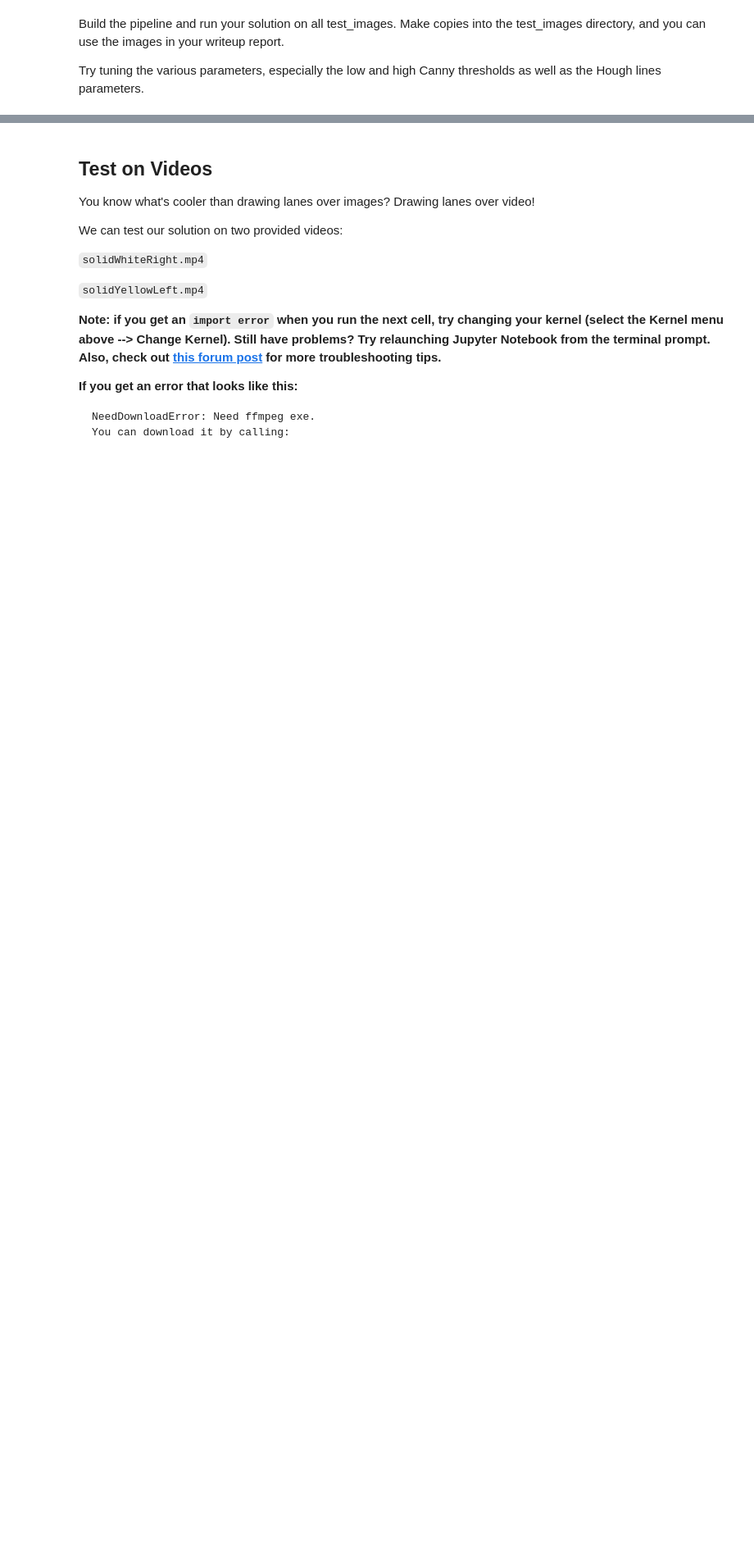
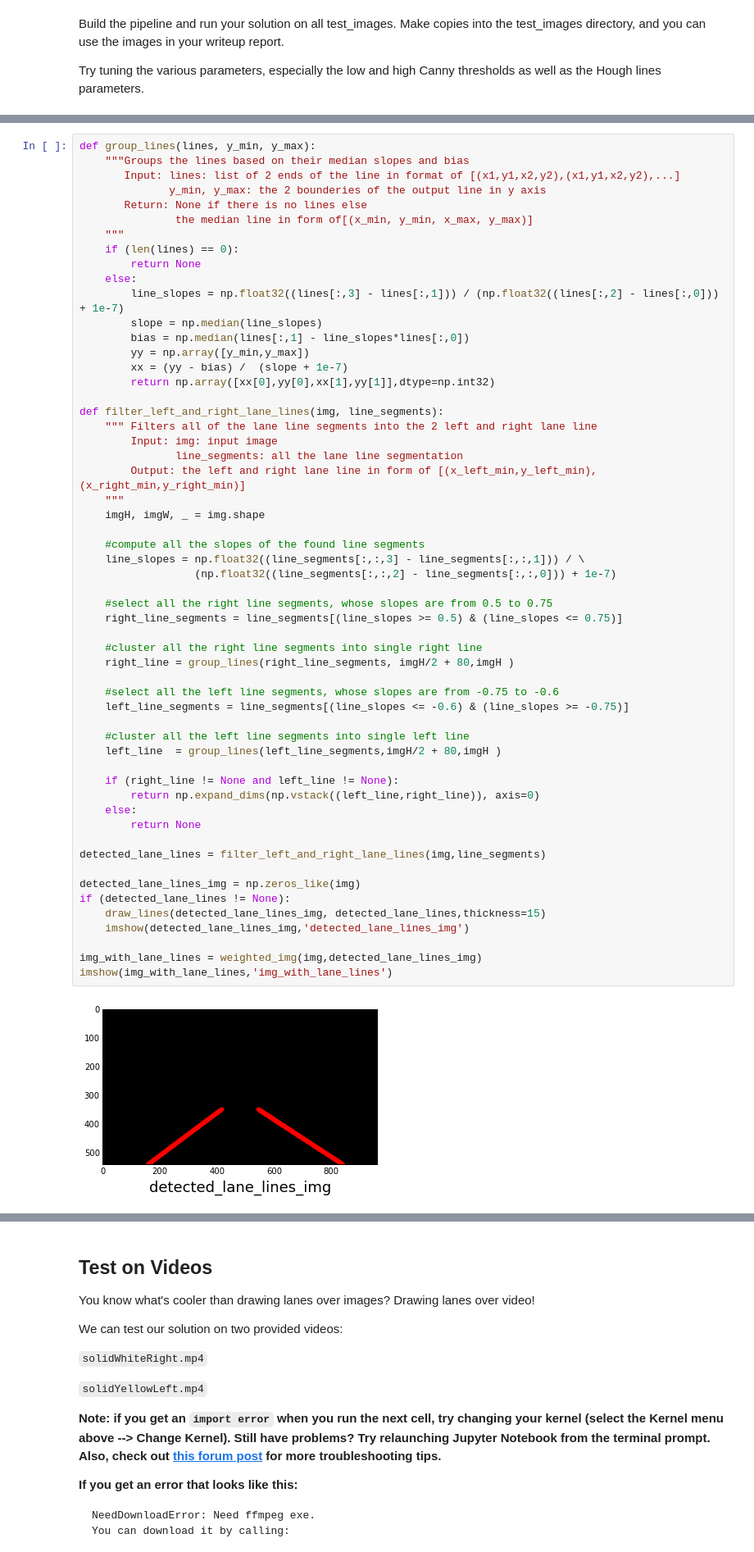
Before and after one commit to lochappy/CarND-LaneLines-P1, a Jupyter notebook: P1.ipynb, the cells around one changed output, grey strips where cells are left out. Shown at 82% size. Drawn from its saved outputs; the diff is of its cells as text; blank space fills up the shorter version.

```diff
--- a/P1.ipynb
+++ b/P1.ipynb
@@ -313,0 +282,58 @@ imshow(img_with_lane_lines,'img_with_lane_lines')
+# %%
+def group_lines(lines, y_min, y_max):
+    """Groups the lines based on their median slopes and bias
+       Input: lines: list of 2 ends of the line in format of [(x1,y1,x2,y2),(x1,y1,x2,y2),...]
+              y_min, y_max: the 2 bounderies of the output line in y axis
+       Return: None if there is no lines else
+               the median line in form of[(x_min, y_min, x_max, y_max)]
+    """
+    if (len(lines) == 0):
+        return None
+    else:
+        line_slopes = np.float32((lines[:,3] - lines[:,1])) / (np.float32((lines[:,2] - lines[:,0])) + 1e-7)
+        slope = np.median(line_slopes)
+        bias = np.median(lines[:,1] - line_slopes*lines[:,0])
+        yy = np.array([y_min,y_max])
+        xx = (yy - bias) /  (slope + 1e-7)
+        return np.array([xx[0],yy[0],xx[1],yy[1]],dtype=np.int32)
+
+def filter_left_and_right_lane_lines(img, line_segments):
+    """ Filters all of the lane line segments into the 2 left and right lane line
+        Input: img: input image
+               line_segments: all the lane line segmentation
+        Output: the left and right lane line in form of [(x_left_min,y_left_min),(x_right_min,y_right_min)]
+    """
+    imgH, imgW, _ = img.shape
+
+    #compute all the slopes of the found line segments
+    line_slopes = np.float32((line_segments[:,:,3] - line_segments[:,:,1])) / \
+                  (np.float32((line_segments[:,:,2] - line_segments[:,:,0])) + 1e-7)
+
+    #select all the right line segments, whose slopes are from 0.5 to 0.75
+    right_line_segments = line_segments[(line_slopes >= 0.5) & (line_slopes <= 0.75)]
+
+    #cluster all the right line segments into single right line
+    right_line = group_lines(right_line_segments, imgH/2 + 80,imgH )
+
+    #select all the left line segments, whose slopes are from -0.75 to -0.6
+    left_line_segments = line_segments[(line_slopes <= -0.6) & (line_slopes >= -0.75)]
+
+    #cluster all the left line segments into single left line
+    left_line  = group_lines(left_line_segments,imgH/2 + 80,imgH )
+
+    if (right_line != None and left_line != None):
+        return np.expand_dims(np.vstack((left_line,right_line)), axis=0)
+    else:
+        return None
+
+detected_lane_lines = filter_left_and_right_lane_lines(img,line_segments)
+
+detected_lane_lines_img = np.zeros_like(img)
+if (detected_lane_lines != None):
+    draw_lines(detected_lane_lines_img, detected_lane_lines,thickness=15)
+    imshow(detected_lane_lines_img,'detected_lane_lines_img')
+
+img_with_lane_lines = weighted_img(img,detected_lane_lines_img)
+imshow(img_with_lane_lines,'img_with_lane_lines')
+# %% [output]
+[figure, added]
```
Also changed, not shown: parts of 10 cells of this notebook.
